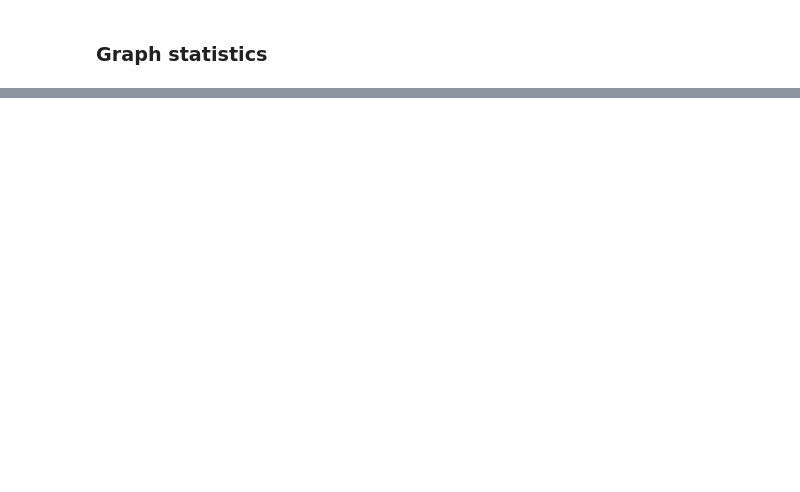
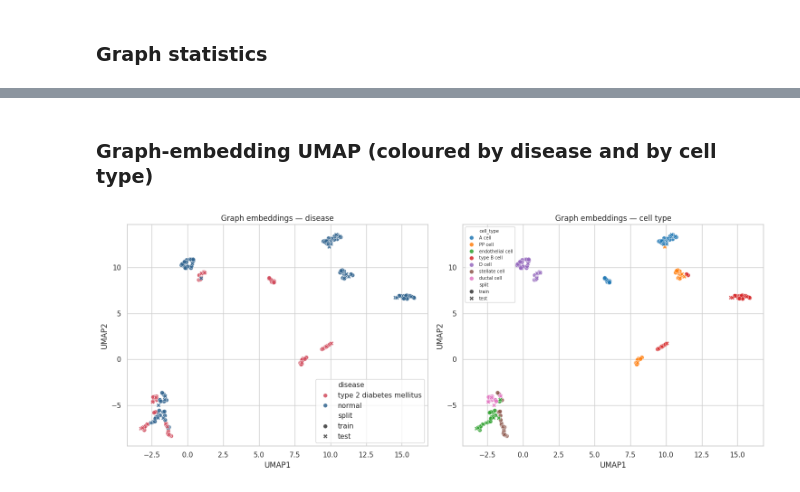
Before and after one commit to Multiomics-Analytics-Group/gea, a Jupyter notebook: docs/tutorial/tutorial-t2d.ipynb, the cells around one changed output, grey strips where cells are left out. Cells and saved outputs as stored; diff of their text form; code cells hidden in the pictures; blank space fills up the shorter version.

```diff
--- a/docs/tutorial/tutorial-t2d.ipynb
+++ b/docs/tutorial/tutorial-t2d.ipynb
@@ -572,0 +632,35 @@ Passing `palette` without assigning `hue` is deprecated and will be removed in v
+# %% [markdown]
+### Graph-embedding UMAP (coloured by disease and by cell type)
+# %%
+import umap, numpy as np, pandas as pd, matplotlib.pyplot as plt, seaborn as sns
+
+gnn.eval()
+Z, zy, zyc, split = [], [], [], []
+def _collect(loader, tag):
+    with torch.no_grad():
+        for batch in loader:
+            batch = batch.to(device)
+            _, z_graph = gnn.encode(batch)
+            Z.append(z_graph.cpu().numpy())
+            zy.extend(batch.y.cpu().tolist()); zyc.extend(batch.y_ct.cpu().tolist())
+            split.extend([tag] * batch.num_graphs)
+_collect(train_loader, "train"); _collect(test_loader, "test")
+Z = np.concatenate(Z); coords = umap.UMAP(n_components=2, random_state=42).fit_transform(Z)
+
+df = pd.DataFrame(coords, columns=["UMAP1", "UMAP2"])
+df["disease"]   = [disease_names[i] for i in zy]
+df["cell_type"] = [ct_names[i].replace("pancreatic ", "") for i in zyc]
+df["split"]     = split
+
+fig, ax = plt.subplots(1, 2, figsize=(15, 6))
+sns.scatterplot(data=df, x="UMAP1", y="UMAP2", hue="disease", style="split",
+                palette={"normal": "#30638e", "type 2 diabetes mellitus": "#d1495b"},
+                markers={"train": "o", "test": "X"}, s=45, alpha=.85, ax=ax[0])
+ax[0].set_title("Graph embeddings — disease")
+sns.scatterplot(data=df, x="UMAP1", y="UMAP2", hue="cell_type", style="split",
+                palette=sns.color_palette("tab10", df["cell_type"].nunique()),
+                markers={"train": "o", "test": "X"}, s=45, alpha=.85, ax=ax[1])
+ax[1].set_title("Graph embeddings — cell type"); ax[1].legend(fontsize=7, ncol=1)
+plt.tight_layout(); plt.show()
+# %% [output]
+[figure, added]
```
Also changed, not shown: parts of 25 cells of this notebook.
